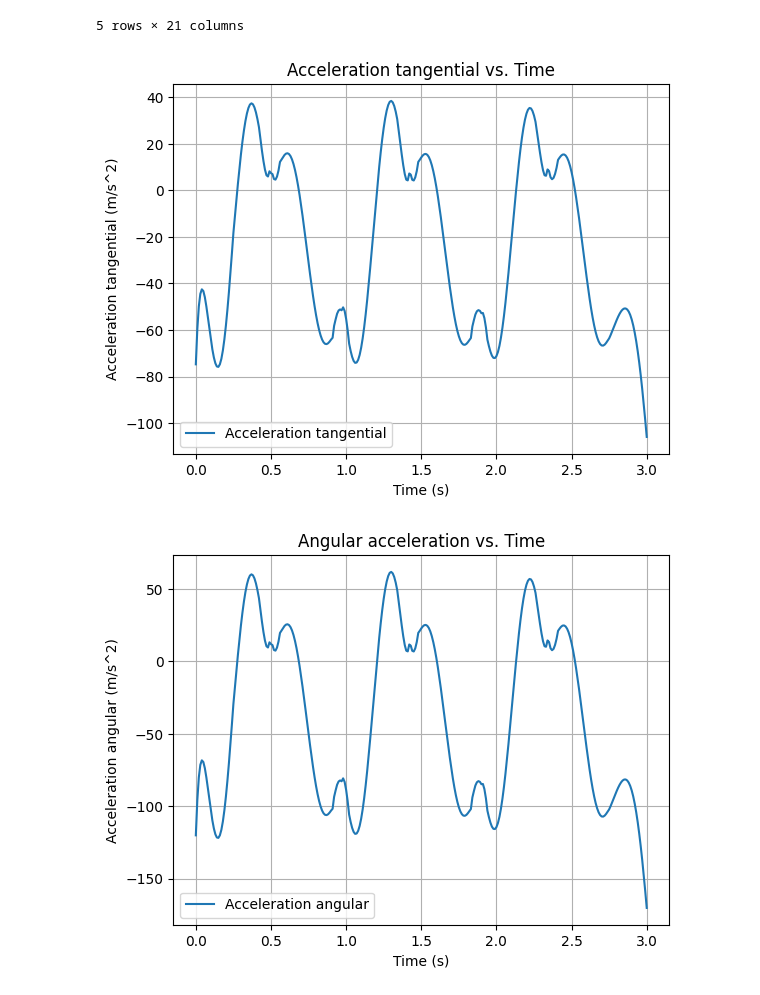
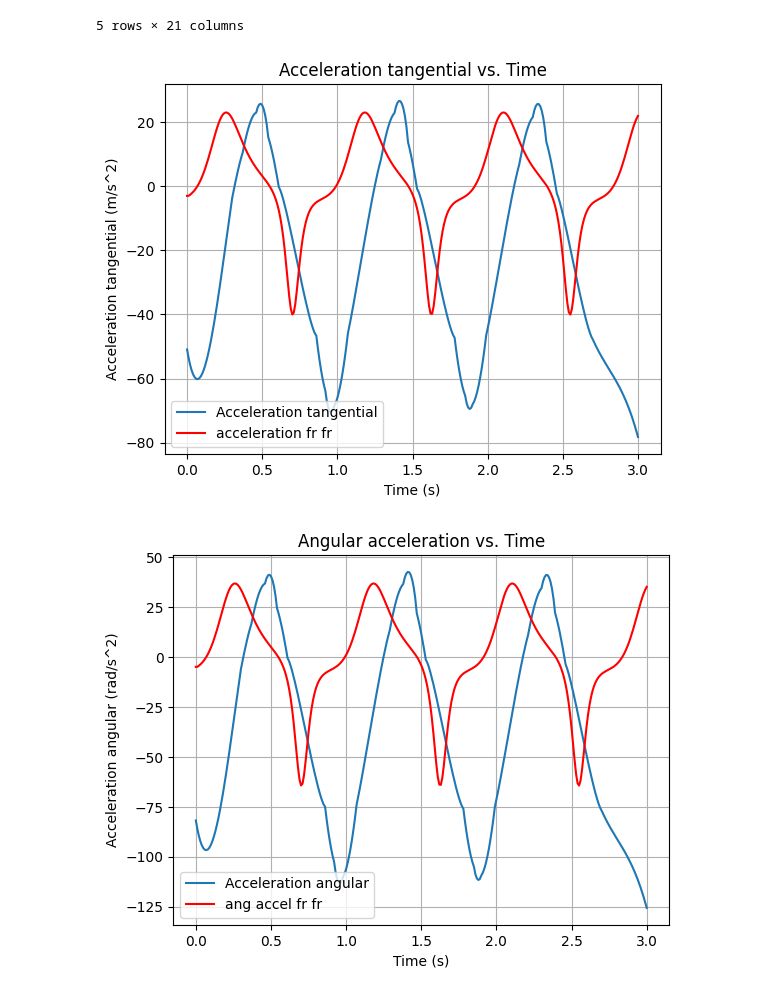
Before and after one commit to QiuDylan/ME200, a Jupyter notebook: FinalProj/Final_Project_V3_JNotebook.ipynb, the cells around one changed output. Drawn from its saved outputs; the diff is of its cells as text; code cells hidden in the pictures.

```diff
--- a/FinalProj/Final_Project_V3_JNotebook.ipynb
+++ b/FinalProj/Final_Project_V3_JNotebook.ipynb
@@ -29,12 +30,13 @@ a, b, c, d
 # %% [output]
 [figure]
 # %%
-m = 3.48 #kg
+m = 3.78 #kg
 l = 24.5 * 0.0254 #length of wiper m
 I = 1/12 * m * l**2 + m * (l/2)**2 + 1/3 * m * l**2#moment of inertia about com kgm^2
 mu_k = 0.3  # coefficient of kinetic friction
 g = 9.81  # gravity (m/s^2)
-theta = 23 #degs
-n = 5 # order of polynomial filtering need to be odd number
-l
+theta = 25 #degs
+n = 3 # order of polynomial filtering
+b = 61 # window size for filter need to be odd number
+I
 # %% [output]
@@ -58,9 +60,7 @@ err = 15 # to eliminate spikes and use small angle approximation
 for i in range(df.shape[0]):
     theta_a = 180.0 - df["theta_2 [°]"][i] + df["theta_3 [°]"][i] # inner angle between link a and b
     theta_b = df["theta_4 [°]"][i]- df["theta_3 [°]"][i] # inner angle between link b and c
-    #print(theta_a, theta_b)
     if abs(theta_a) > err and abs(theta_a) < (180-err):
-
         #print("good")
         temp1 = motor_torque * ((c * np.sin(np.deg2rad(theta_b)))/ (a * np.sin(np.deg2rad(theta_a))))
         tau_out.append(temp1)
@@ -72,7 +72,7 @@ for i in range(df.shape[0]):
         temp3 = motor_torque * (c * np.sin(np.deg2rad(theta_b)))/ (a)
         tau_out.append(temp3)
 
-filter_tau_out = savgol_filter(tau_out, 51, n)
+filter_tau_out = savgol_filter(tau_out, b, n)
 df["Input_Torque [nm]"] = filter_tau_out
 (print(df["Input_Torque [nm]"].to_string()))
 # %% [output]
@@ -158,6 +158,7 @@ df.head()
 # Plotting the graphs
 
 plt.plot(df["time [s]"], df["acc_tan [m/s^2]"], label='Acceleration tangential')
+plt.plot(df["time [s]"], l * df["alpha_4 [rad/s^2]"], label='acceleration fr fr', color = 'red')
 plt.xlabel('Time (s)')
 plt.ylabel('Acceleration tangential (m/s^2)')
 plt.title('Acceleration tangential vs. Time')
@@ -166,8 +167,9 @@ plt.grid()
 plt.show()
 
 plt.plot(df["time [s]"], df["alpha_w [rad/s^2]"], label='Acceleration angular')
+plt.plot(df["time [s]"], df["alpha_4 [rad/s^2]"], label='ang accel fr fr ', color = 'red')
 plt.xlabel('Time (s)')
-plt.ylabel('Acceleration angular (m/s^2)')
+plt.ylabel('Acceleration angular (rad/s^2)')
 plt.title('Angular acceleration vs. Time')
 plt.legend()
 plt.grid()
@@ -195,7 +197,7 @@ plt.ylabel('torque (nm)')
 plt.title('torque vs. Time')
 plt.legend()
 plt.grid()
-yhat = savgol_filter(df["Input_Torque [nm]"], 51, n) # window size 51, polynomial order 3
+yhat = savgol_filter(df["Input_Torque [nm]"], b, n) # window size b, polynomial order n
 plt.plot(df["time [s]"],yhat, color = 'red')
 plt.show()
 
@@ -214,39 +216,33 @@ plt.ylabel('F_friction (N)')
 plt.title('friction vs. Time')
 plt.legend()
 plt.grid()
 plt.show()
 
 plt.plot(df["time [s]"], df["F_spring [N]"], label='F_spring')
 plt.xlabel('Time (s)')
 plt.ylabel('F_spring(N)')
 plt.title('Spring force vs. Time')
 plt.legend()
 plt.grid()
 plt.show()
 
-plt.plot(df["time [s]"], l * df["alpha_4 [rad/s^2]"], label='acceleration fr fr')
-plt.xlabel('Time (s)')
-plt.ylabel('accel (m/s)')
-plt.title('acceleration fr fr vs. Time')
-plt.legend()
-plt.grid()
-plt.show()
+
 
 plt.plot(df["time [s]"], l * df["omega_4 [rad/s]"], label='Velocity')
 plt.xlabel('Time (s)')
 plt.ylabel('Velocity (m/s)')
 plt.title('Velocity vs. Time')
 plt.legend()
 plt.grid()
 plt.show()
 
 plt.plot(df["time [s]"], l * df["theta_4 [rad]"], label='Position')
 plt.xlabel('Time (s)')
 plt.ylabel('Position (m)')
 plt.title('Position vs. Time')
 plt.legend()
 plt.grid()
 plt.show()
 # %% [output]
-[figure, old version]
+[figure, new version]
-[figure, old version]
+[figure, new version]
```
Also changed, not shown: parts of 4 cells of this notebook.
